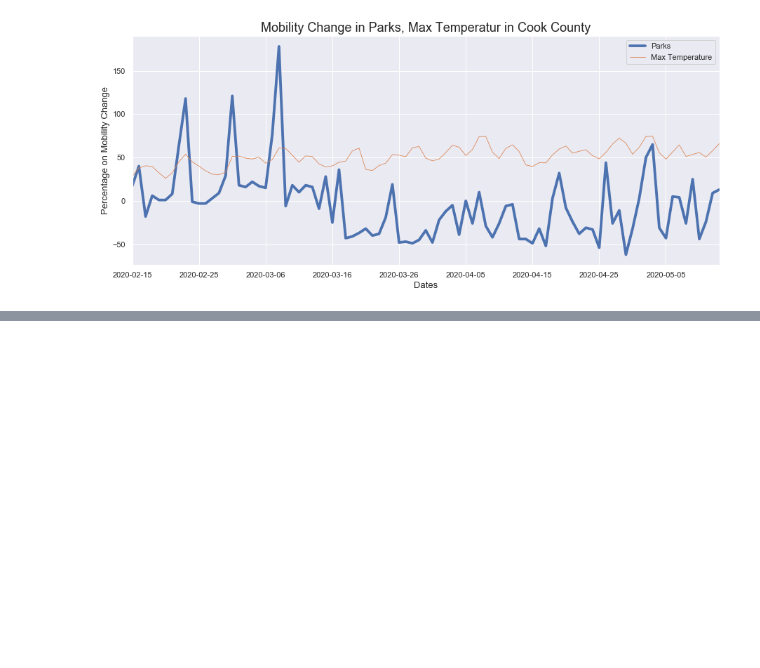
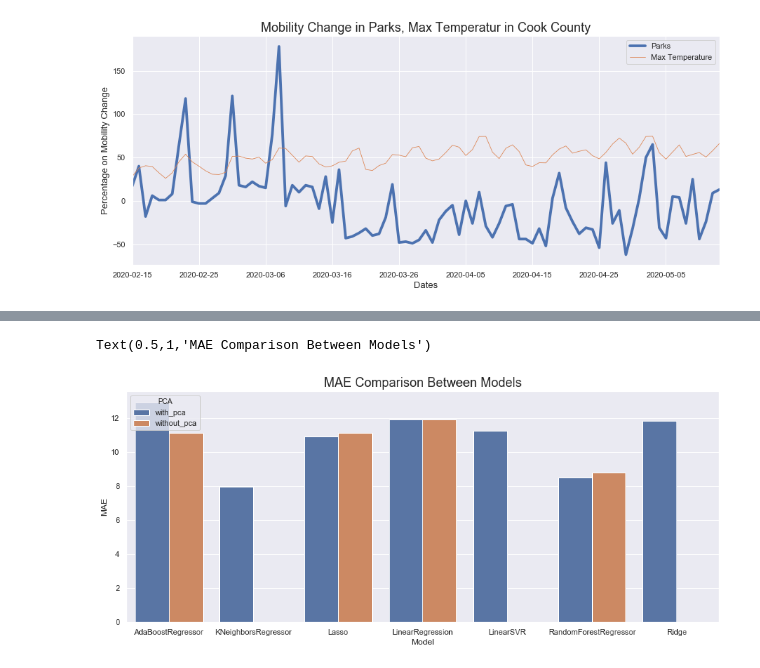
Before and after one commit to LittleAhn/covid19-ml-project, a Jupyter notebook: scripts/building_graphs.ipynb, the cells around one changed output, grey strips where cells are left out. Saved outputs shown, nothing was run; the diff lists cells and outputs as text; code cells hidden in the pictures; blank space fills up the shorter version.

Commit message:
add MAE PCA and non PCA comparison bar plot
add MAE PCA and non PCA comparison bar plot

```diff
--- a/scripts/building_graphs.ipynb
+++ b/scripts/building_graphs.ipynb
@@ -188,3 +188,13 @@ plt.title('Mobility Change in Parks, Max Temperatur in Cook County', fontsize=18
 # %% [output]
 Text(0.5,1,'Mobility Change in Parks, Max Temperatur in Cook County')
 [figure]
+# %%
+with_pca = pd.read_csv('../output/model_validation_results_with_pca.csv')
+without_pca = pd.read_csv('../output/model_validation_results_without_pca.csv')
+with_pca['PCA'] = 'with_pca'
+without_pca['PCA'] = 'without_pca'
+# %%
+with_pca_min = with_pca.groupby('Model').min()
+without_pca_min = without_pca.groupby('Model').min()
+mae = pd.concat([with_pca_min, without_pca_min])
+mae
@@ -190,0 +215,7 @@ Text(0.5,1,'Mobility Change in Parks, Max Temperatur in Cook County')
+# %%
+sns.set(rc={'figure.figsize':(15, 6)})
+ax = sns.barplot(x=mae.index, y='MAE', hue="PCA", data=mae)
+plt.title('MAE Comparison Between Models', fontsize=18)
+# %% [output]
+Text(0.5,1,'MAE Comparison Between Models')
+[figure, added]
```
Also changed, not shown: parts of 1 cell of this notebook, 1 other file.
